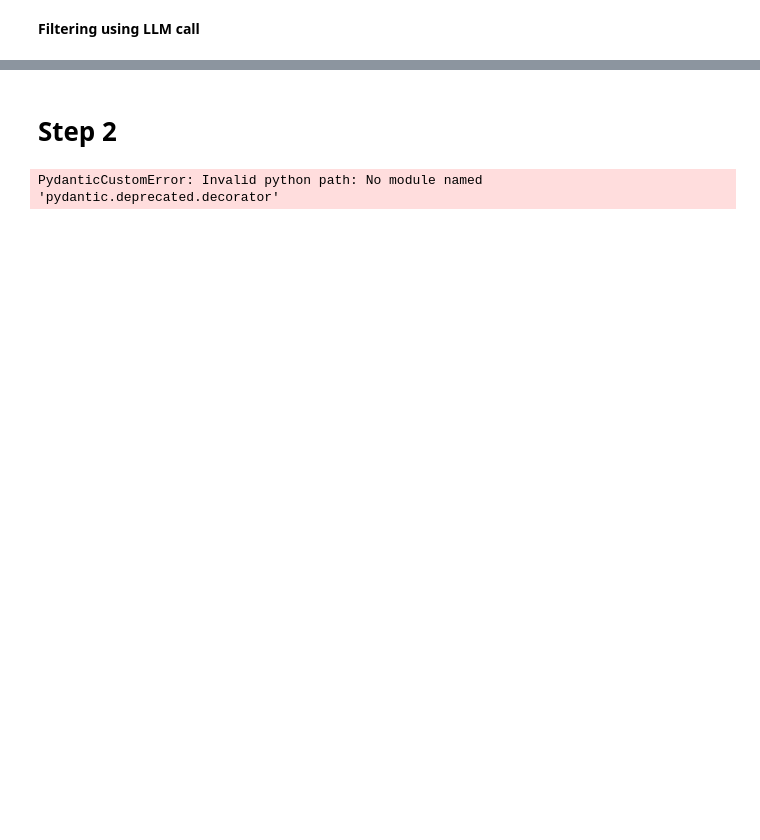
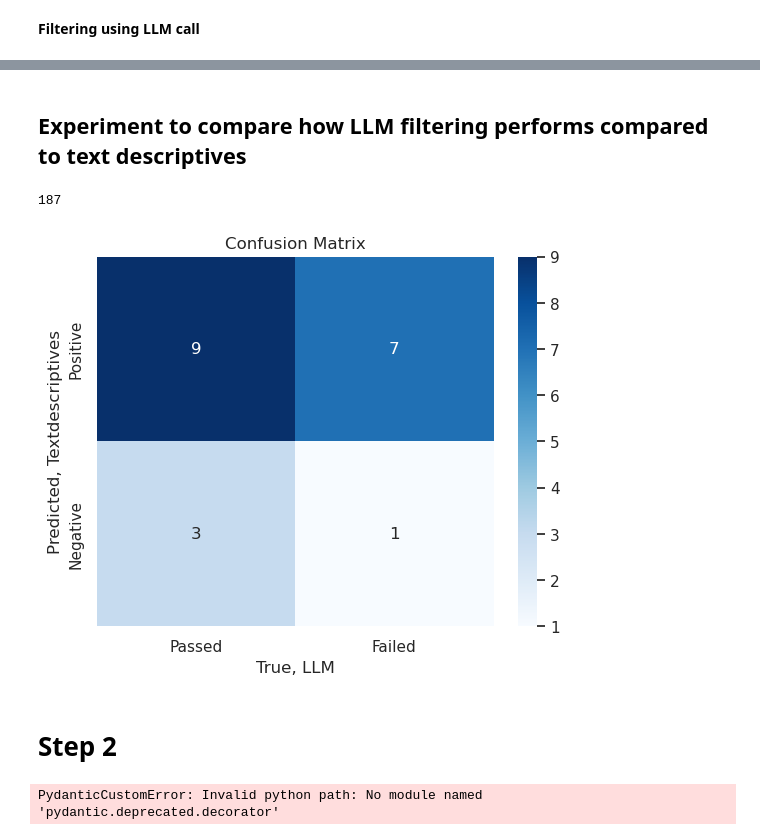
Before and after one commit to jalkestrup/genq_dansk, a Jupyter notebook: 05_func_qgen.ipynb, the cells around one changed output, grey strips where cells are left out. Drawn from its saved outputs; the diff is of its cells as text; code cells hidden in the pictures; blank space fills up the shorter version.

Commit message:
Added LLM eval function and 'confusion matrix' like comparison of textdesriptives vs LLM eval

```diff
--- a/05_func_qgen.ipynb
+++ b/05_func_qgen.ipynb
@@ -312,0 +283,2 @@ for node in filtered_nodes[:10]:
+# %% [markdown]
+## Experiment to compare how LLM filtering performs compared to text descriptives
@@ -313,3 +289,54 @@ for node in filtered_nodes[:10]:
+# %%
+#The previous nodes that paseed the test
+len(filtered_nodes)
+# %% [output]
+187
+# %%
+#Plot a matrix of the scores with the textdescriptives quality check and the llm_score metadata added to each node object
+#The matrix is a 2x2 matrix with the following values:
+#Pass Descriptive Pass LLM : The node passed the textdescriptives quality check and received a score of 1
+#Failed Descriptive Pass LLM: The node failed the textdescriptives quality check and received a score of 1
+#Failed Descriptive Failed LLM: The node failed the textdescriptives quality check and received a score of 0
+#Passed Descriptive Failed LLM: The node passed the textdescriptives quality check and received a score of 0
+
+#Sample first 100 nodes of the bad nodes and first 100 nodes of the filtered nodes
+bad_nodes_sample = bad_nodes[:10]
+filtered_nodes_sample = filtered_nodes[:10]
+
+#Evaluate the nodes
+evaluate_node_list(bad_nodes_sample)
+evaluate_node_list(filtered_nodes_sample)
+# %%
+#Count the number of llm_scores for each group using Counter
+from collections import Counter
+import numpy as np
+
+failed_meta = [node.metadata for node in bad_nodes_sample]
+passed_meta = [node.metadata for node in filtered_nodes_sample]
+passed_values_llm = dict(Counter([meta["llm_score"] for meta in passed_meta]))
+failed_values_llm = dict(Counter([meta["llm_score"] for meta in failed_meta]))
+
+#Plot a confusion matrix where x-axis is the Truth, LLM evaluation, and y-axis is the Predicted, Textdescriptives quality check
+#The matrix is a 2x2 matrix with the following values:
+TP = passed_values_llm[1]
+FP = failed_values_llm[1]
+TN = passed_values_llm[0]
+FN = failed_values_llm[0]
+
+import matplotlib.pyplot as plt
+import seaborn as sns
+
+confusion_matrix = np.array([[TP, FP], [FN, TN]])
+# %%
+sns.heatmap(confusion_matrix, annot=True, fmt="d", cmap="Blues",
+            xticklabels=["Passed", "Failed"],
+            yticklabels=["Positive", "Negative"])
+plt.xlabel('True, LLM')
+plt.ylabel('Predicted, Textdescriptives')
+plt.title('Confusion Matrix')
+plt.show()
+# %% [output]
+[figure, added]
 # %% [markdown]
 # Step 2
 # %%
```
Also changed, not shown: parts of 16 cells of this notebook.
